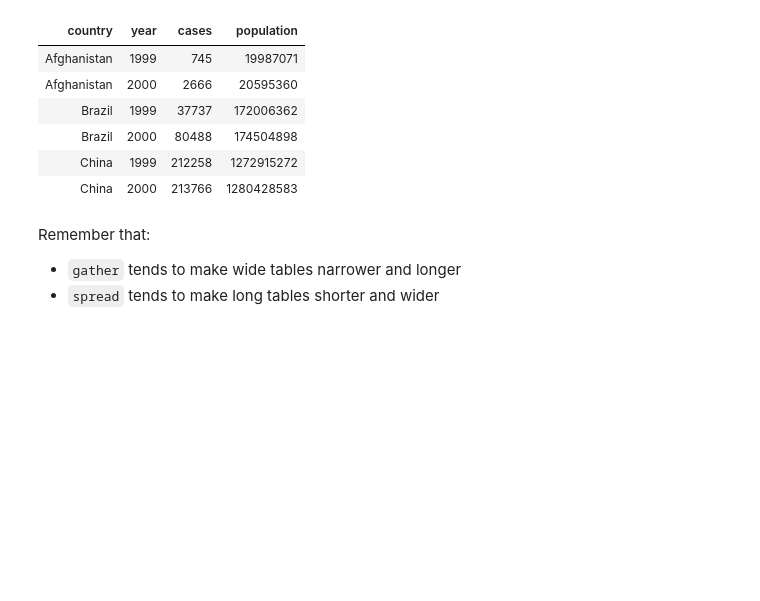
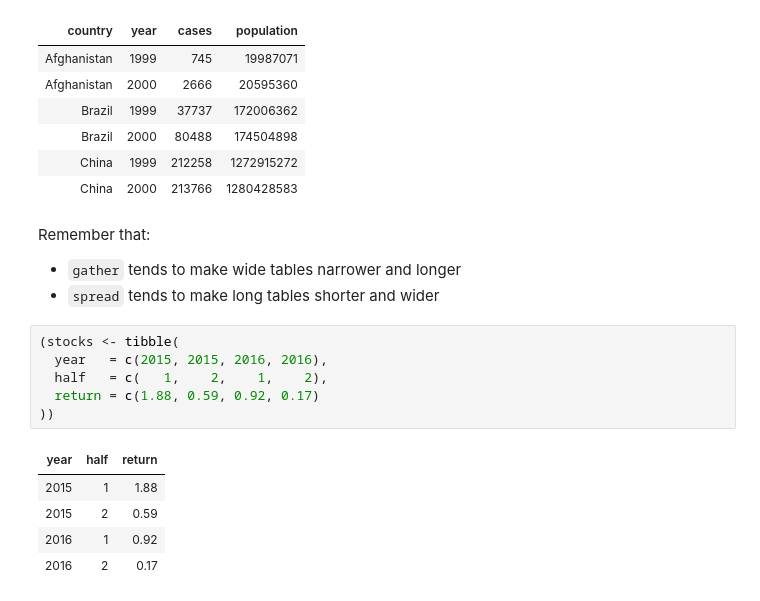
Before and after one commit to ambujtewari/stats306-fall2017, a Jupyter notebook: Lecture12.ipynb, the cells around one changed output. Cells and saved outputs as stored; diff of their text form; blank space fills up the shorter version.

```diff
--- a/Lecture12.ipynb
+++ b/Lecture12.ipynb
@@ -217,3 +217,15 @@ Remember that:
 
 * `gather` tends to make wide tables narrower and longer
 * `spread` tends to make long tables shorter and wider
+# %%
+(stocks <- tibble(
+  year   = c(2015, 2015, 2016, 2016),
+  half   = c(   1,    2,    1,    2),
+  return = c(1.88, 0.59, 0.92, 0.17)
+))
+# %% [output]
+| year | half | return |
+| 2015 | 1 | 1.88 |
+| 2015 | 2 | 0.59 |
+| 2016 | 1 | 0.92 |
+| 2016 | 2 | 0.17 |
```
Also changed, not shown: parts of 19 cells of this notebook.
